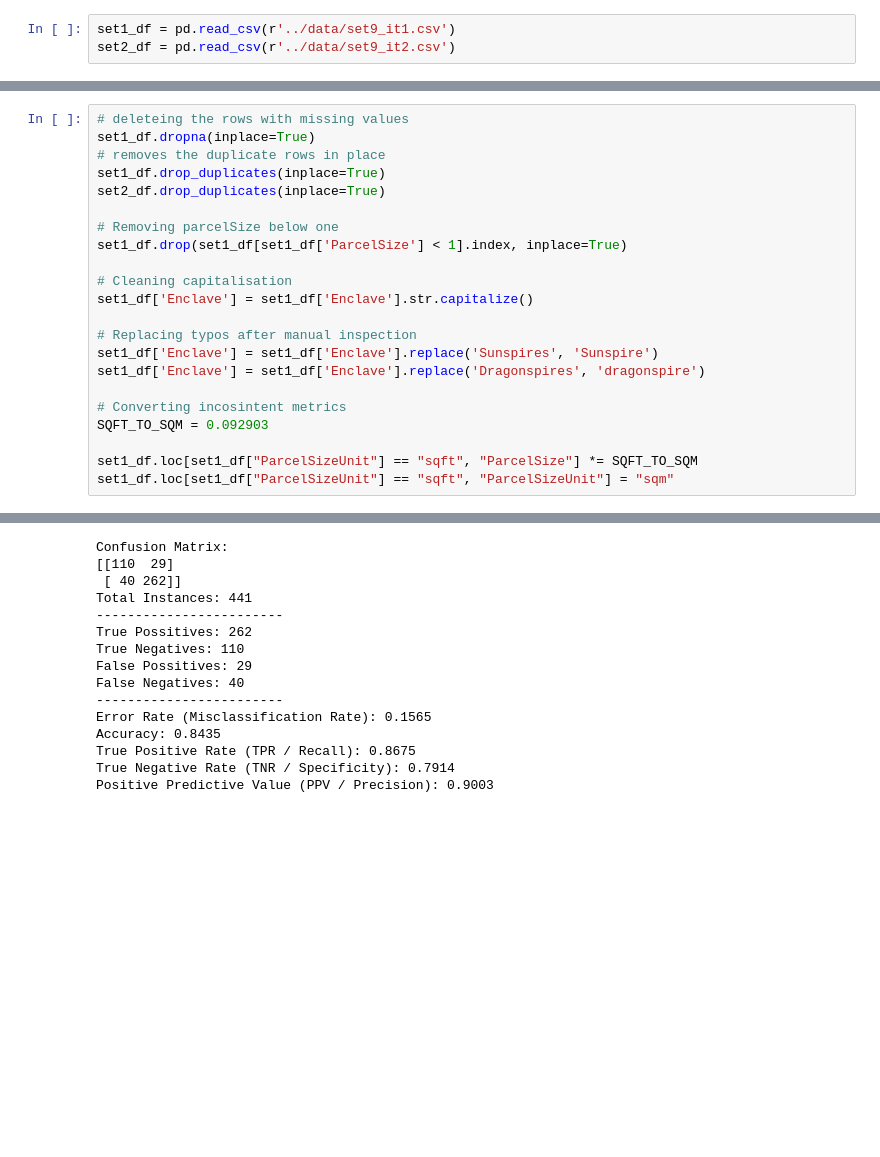
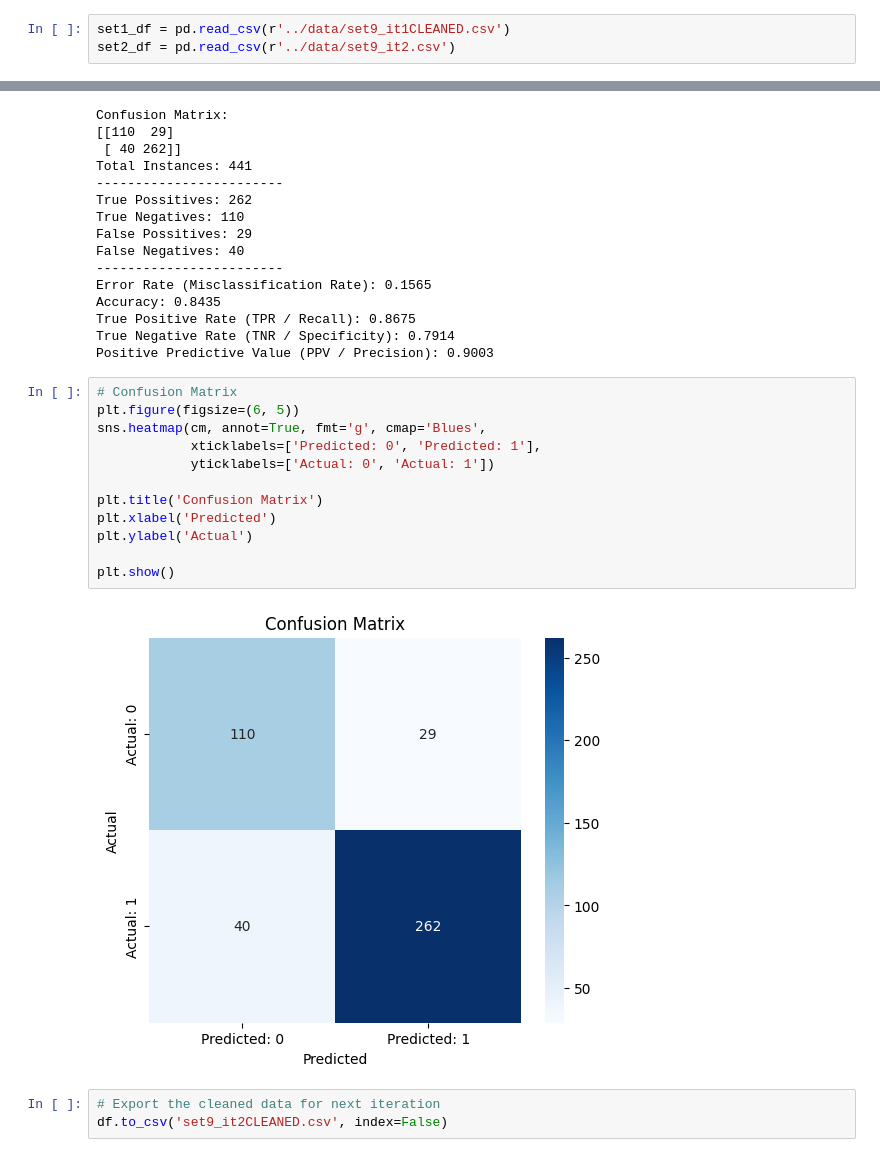
Before and after one commit to rayansamman/Slavic-Sultanate, a Jupyter notebook: src/second-iteration.ipynb, the cells around one changed output, grey strips where cells are left out. Drawn from its saved outputs; the diff is of its cells as text; blank space fills up the shorter version.

```diff
--- a/src/second-iteration.ipynb
+++ b/src/second-iteration.ipynb
@@ -9,7 +10,7 @@ from sklearn.metrics import confusion_matrix
 # %% [markdown]
 ## Data understanding
 # %%
-set1_df = pd.read_csv(r'../data/set9_it1.csv')
+set1_df = pd.read_csv(r'../data/set9_it1CLEANED.csv')
 set2_df = pd.read_csv(r'../data/set9_it2.csv')
 # %%
 # Checking for missing values
@@ -136,24 +119,2 @@ Exterior Charm: Common
 # %% [markdown]
 # Data Preperation
-# %%
-# deleteing the rows with missing values
-set1_df.dropna(inplace=True)
-# removes the duplicate rows in place
-set1_df.drop_duplicates(inplace=True)
-set2_df.drop_duplicates(inplace=True)
-
-# Removing parcelSize below one
-set1_df.drop(set1_df[set1_df['ParcelSize'] < 1].index, inplace=True)
-
-# Cleaning capitalisation
-set1_df['Enclave'] = set1_df['Enclave'].str.capitalize()
-
-# Replacing typos after manual inspection
-set1_df['Enclave'] = set1_df['Enclave'].replace('Sunspires', 'Sunspire')
-set1_df['Enclave'] = set1_df['Enclave'].replace('Dragonspires', 'dragonspire')
-
-# Converting incosintent metrics
-SQFT_TO_SQM = 0.092903
-
-set1_df.loc[set1_df["ParcelSizeUnit"] == "sqft", "ParcelSize"] *= SQFT_TO_SQM
-set1_df.loc[set1_df["ParcelSizeUnit"] == "sqft", "ParcelSizeUnit"] = "sqm"
@@ -371,3 +345,20 @@ Accuracy: 0.8435
 True Positive Rate (TPR / Recall): 0.8675
 True Negative Rate (TNR / Specificity): 0.7914
 Positive Predictive Value (PPV / Precision): 0.9003
+# %%
+# Confusion Matrix
+plt.figure(figsize=(6, 5))
+sns.heatmap(cm, annot=True, fmt='g', cmap='Blues',
+            xticklabels=['Predicted: 0', 'Predicted: 1'],
+            yticklabels=['Actual: 0', 'Actual: 1'])
+
+plt.title('Confusion Matrix')
+plt.xlabel('Predicted')
+plt.ylabel('Actual')
+
+plt.show()
+# %% [output]
+[figure, added]
+# %%
+# Export the cleaned data for next iteration
+df.to_csv('set9_it2CLEANED.csv', index=False)
```
Also changed, not shown: parts of 14 cells of this notebook.
